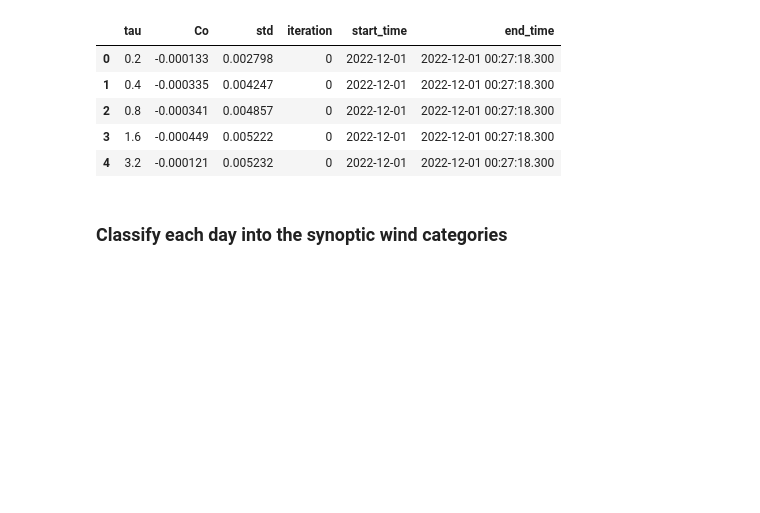
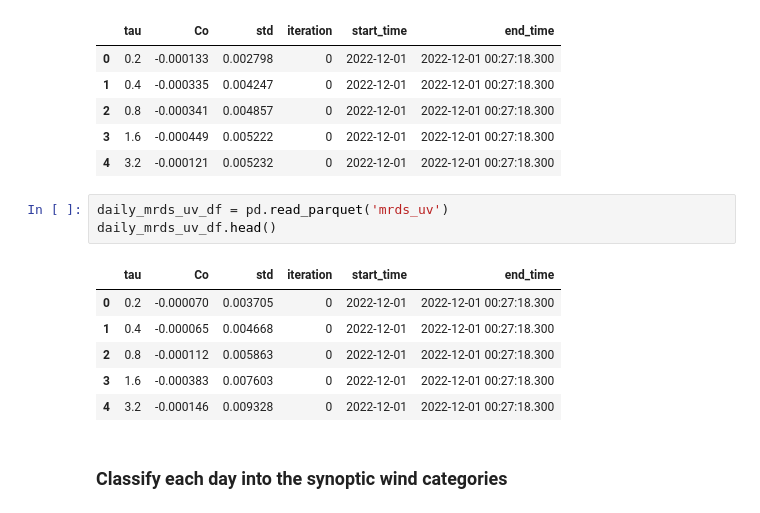
Before and after one commit to elischwat/sublimationofsnow, a Jupyter notebook: analysis/paper2/spectral_analysis_kps.ipynb, the cells around one changed output. Cells and saved outputs as stored; diff of their text form; blank space fills up the shorter version.

```diff
--- a/analysis/paper2/spectral_analysis_kps.ipynb
+++ b/analysis/paper2/spectral_analysis_kps.ipynb
@@ -470,6 +502,16 @@ daily_mrds_df.head()
 | 2 | 0.8 | -0.000341 | 0.004857 | 0 | 2022-12-01 | 2022-12-01 00:27:18.300 |
 | 3 | 1.6 | -0.000449 | 0.005222 | 0 | 2022-12-01 | 2022-12-01 00:27:18.300 |
 | 4 | 3.2 | -0.000121 | 0.005232 | 0 | 2022-12-01 | 2022-12-01 00:27:18.300 |
+# %%
+daily_mrds_uv_df = pd.read_parquet('mrds_uv')
+daily_mrds_uv_df.head()
+# %% [output]
+|  | tau | Co | std | iteration | start_time | end_time |
+| 0 | 0.2 | -0.000070 | 0.003705 | 0 | 2022-12-01 | 2022-12-01 00:27:18.300 |
+| 1 | 0.4 | -0.000065 | 0.004668 | 0 | 2022-12-01 | 2022-12-01 00:27:18.300 |
+| 2 | 0.8 | -0.000112 | 0.005863 | 0 | 2022-12-01 | 2022-12-01 00:27:18.300 |
+| 3 | 1.6 | -0.000383 | 0.007603 | 0 | 2022-12-01 | 2022-12-01 00:27:18.300 |
+| 4 | 3.2 | -0.000146 | 0.009328 | 0 | 2022-12-01 | 2022-12-01 00:27:18.300 |
 # %% [markdown]
 ### Classify each day into the synoptic wind categories
 # %%
```
Also changed, not shown: parts of 15 cells of this notebook, 3 other files.
